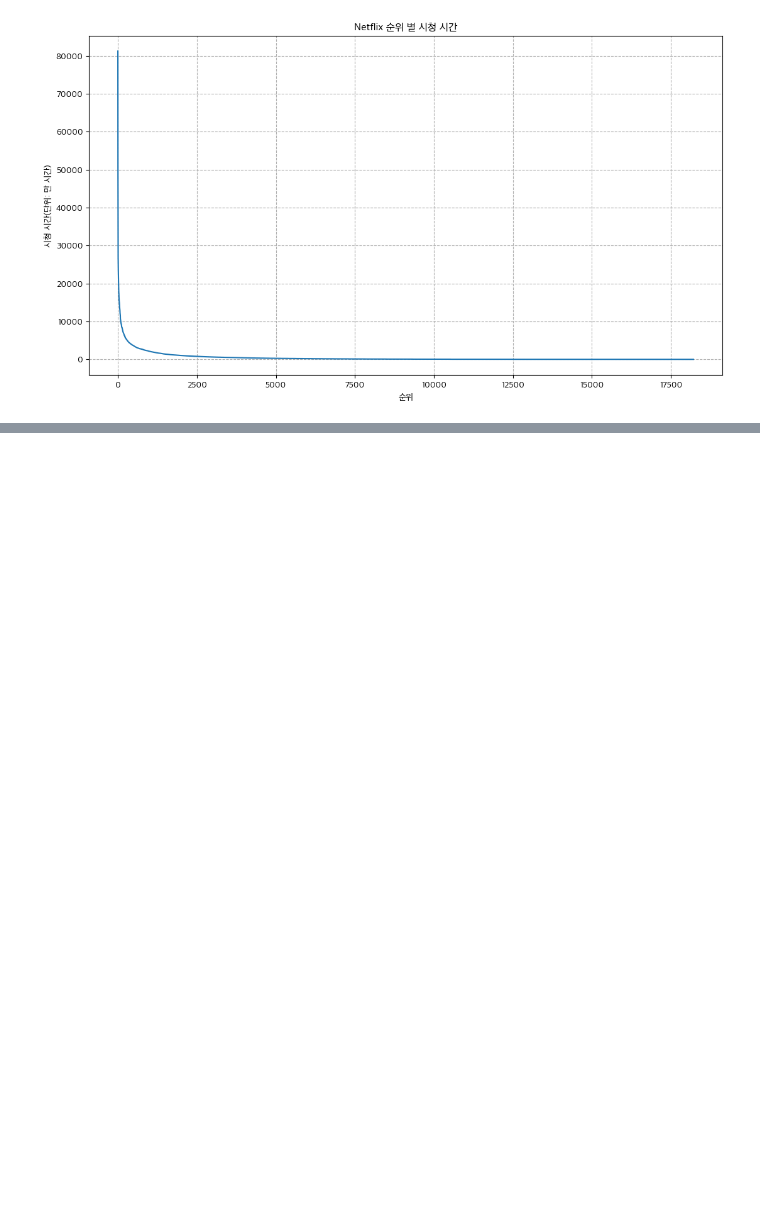
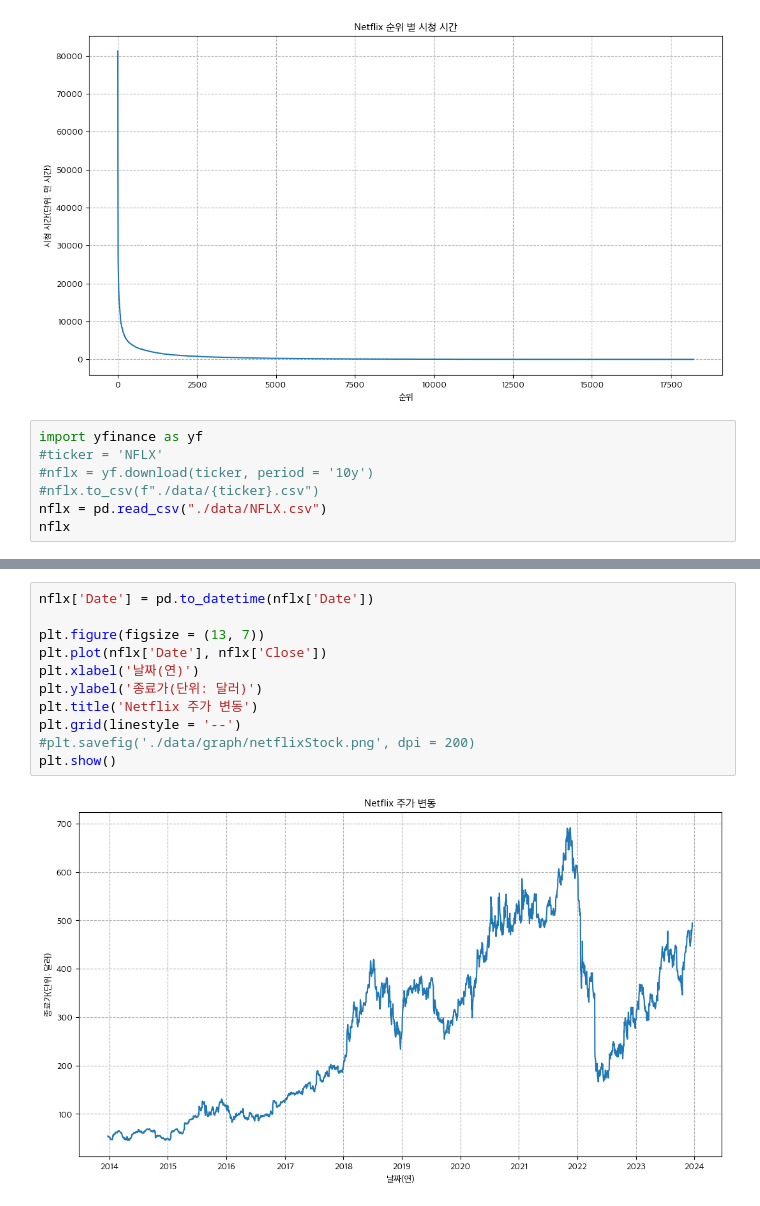
Before and after one commit to DChaovII/teamProject, a Jupyter notebook: teamProject.ipynb, the cells around one changed output, grey strips where cells are left out. Saved outputs shown, nothing was run; the diff lists cells and outputs as text; blank space fills up the shorter version.

Commit message:
Netflix Stock Fluctuation Graph

```diff
--- a/teamProject.ipynb
+++ b/teamProject.ipynb
@@ -74,3 +74,10 @@ plt.grid(linestyle = '--')
 plt.show()
 # %% [output]
 [figure]
+# %%
+import yfinance as yf
+#ticker = 'NFLX'
+#nflx = yf.download(ticker, period = '10y')
+#nflx.to_csv(f"./data/{ticker}.csv")
+nflx = pd.read_csv("./data/NFLX.csv")
+nflx
@@ -76,0 +98,13 @@ plt.show()
+# %%
+nflx['Date'] = pd.to_datetime(nflx['Date'])
+
+plt.figure(figsize = (13, 7))
+plt.plot(nflx['Date'], nflx['Close'])
+plt.xlabel('날짜(연)')
+plt.ylabel('종료가(단위: 달러)')
+plt.title('Netflix 주가 변동')
+plt.grid(linestyle = '--')
+#plt.savefig('./data/graph/netflixStock.png', dpi = 200)
+plt.show()
+# %% [output]
+[figure, added]
```
Also changed, not shown: parts of 1 cell of this notebook, 2 other files.
